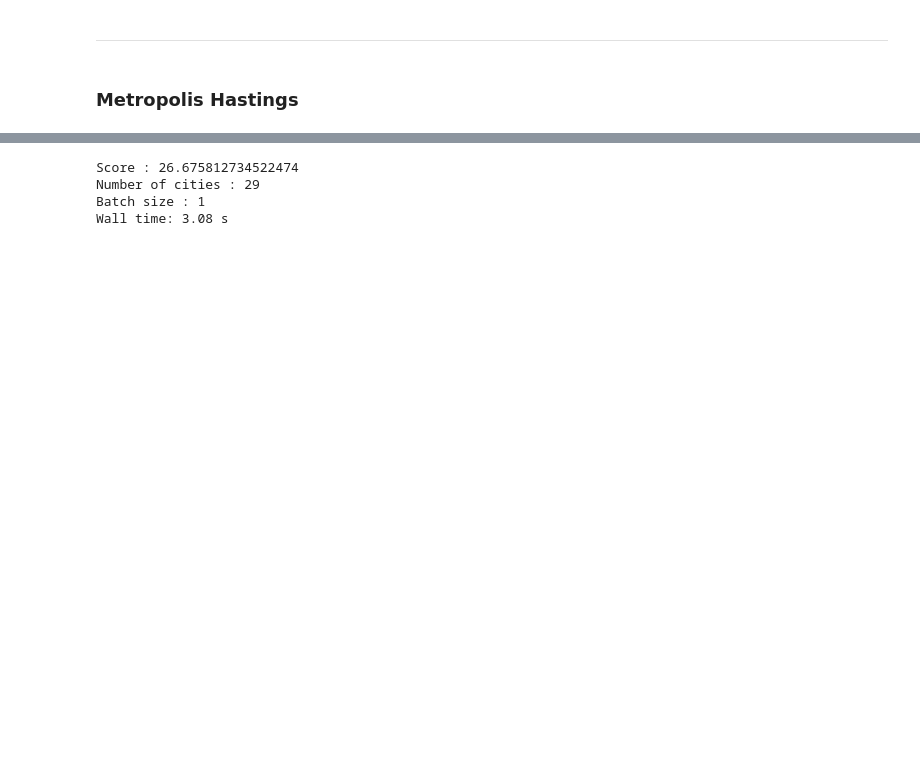
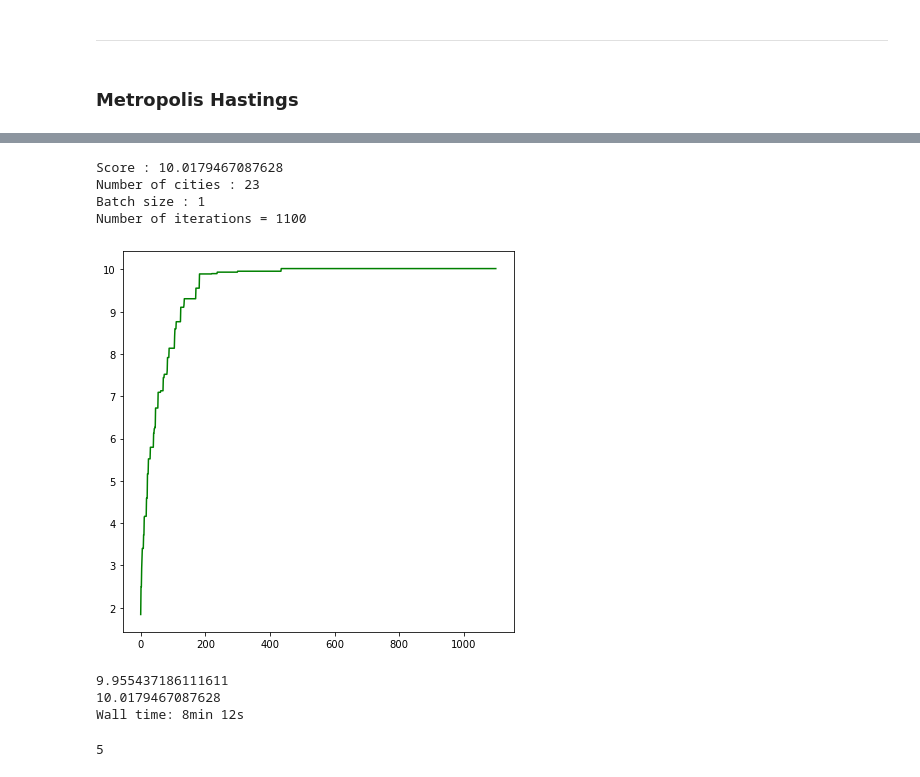
Before and after one commit to deschena/MCMC5G, a Jupyter notebook: mcaa_5g/notebook_Guillaume.ipynb, the cells around one changed output, grey strips where cells are left out. Cells and saved outputs as stored; diff of their text form; code cells hidden in the pictures; blank space fills up the shorter version.

```diff
--- a/mcaa_5g/notebook_Guillaume.ipynb
+++ b/mcaa_5g/notebook_Guillaume.ipynb
@@ -158,20 +160,4 @@ def filter_selection(selection, scores, data):
 # %%
 _lambda = 1
 # %%
-g = g2
+g = g1
-# %%
-selection = np.identity(g.N, dtype = "bool")
-scores = np.array([f(_lambda, g.x[selection[i]], g.v[selection[i]]) for i in range(len(selection))])
-# %%
-%%time
-for i in range(500):
-    selection, scores = Metropolis_Hasting_step(selection, scores, g)
-selection, scores = filter_selection(selection, scores, g)
-print("Score : {}".format(np.max(scores)))
-print("Number of cities : {}".format(np.sum(selection[np.argmax(scores)])))
-print("Batch size : {}".format(len(scores.shape)))
-# %% [output]
-Score : 26.675812734522474
-Number of cities : 29
-Batch size : 1
-Wall time: 3.08 s
@@ -178,2 +168,52 @@ Wall time: 3.08 s
+# %%
+def Metropolis_Hasting(data, plot = False, verbose = False):
+    selection = np.identity(data.N, dtype = "bool")
+    scores = np.array([f(_lambda, data.x[selection[i]], data.v[selection[i]]) for i in range(len(selection))])
+    i = 0
+    best_scores = []
+    #for j in range(600):
+    #while could_accept_a_move(selection[0], scores[0], data):
+    while(len(scores) > 1):
+        selection, scores = Metropolis_Hasting_step(selection, scores, data, remove_duplicates = True)
+        best_scores.append(np.max(scores))
+        i += 1
+        if i % 100 == 0:
+            selection, scores = filter_selection(selection, scores, data)
+    selection, scores = filter_selection(selection, scores, data)
+    if (verbose):
+        print("Score : {}".format(np.max(scores)))
+        print("Number of cities : {}".format(np.sum(selection[np.argmax(scores)])))
+        print("Batch size : {}".format(len(scores)))
+        print("Number of iterations = {}".format(i))
+    if (plot):
+        plt.figure(figsize=(7,7))
+        plt.plot(np.arange(i), best_scores, "g")
+        plt.show()
+    return selection[0], np.max(scores),
+# %%
+_, _ = Metropolis_Hasting(g, plot = True, verbose = True)
+# %% [output]
+Score : 10.0179467087628
+Number of cities : 23
+Batch size : 1
+Number of iterations = 1100
+[figure, added]
+# %%
+%%time
+test_scores = []
+for i in range(100):
+    sel, score = Metropolis_Hasting(g, plot = False, verbose = False)
+    test_scores.append(score)
+print(np.min(test_scores))
+print(np.max(test_scores))
+# %% [output]
+9.955437186111611
+10.0179467087628
+Wall time: 8min 12s
+# %%
+test_scores = np.array(test_scores)
+np.count_nonzero(test_scores < 10.017)
+# %% [output]
+5
 # %%
 #may change due to randomness of g1
```
Also changed, not shown: parts of 10 cells of this notebook.
